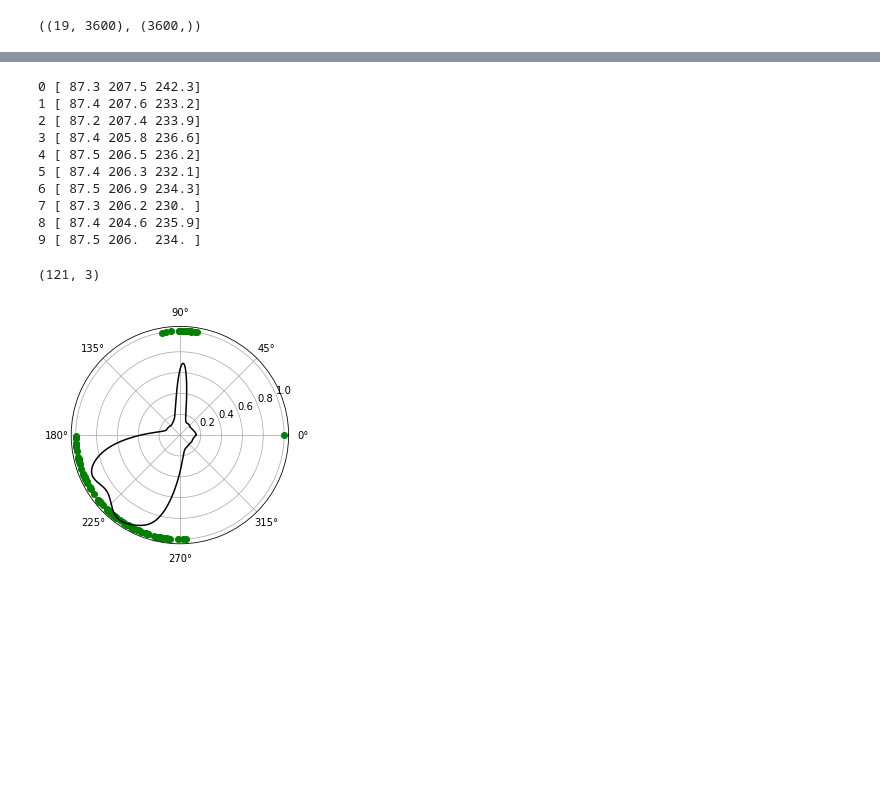
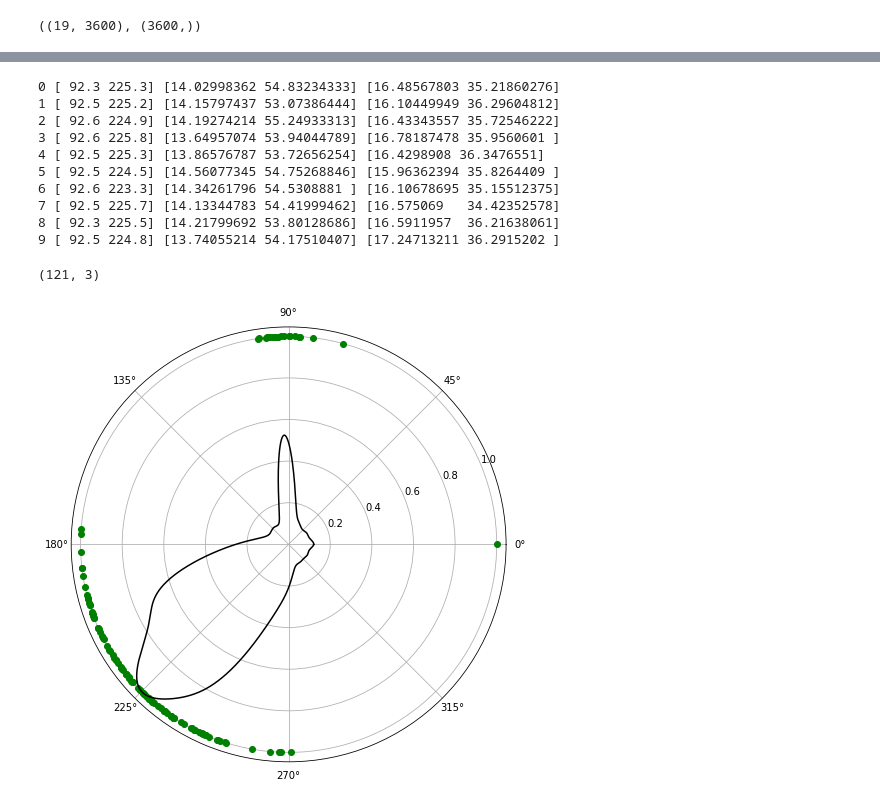
Before and after one commit to HaoxinSEU/SSP_beamforming, a Jupyter notebook: doa.ipynb, the cells around one changed output, grey strips where cells are left out. Cells and saved outputs as stored; diff of their text form; code cells hidden in the pictures; blank space fills up the shorter version.

```diff
--- a/doa.ipynb
+++ b/doa.ipynb
@@ -117,6 +73,12 @@ print(src_model[res.argmin()])
 # %%
-P=np.zeros(thetas.shape)
-for i in range(len(thetas)):
-    P[i]=abs(np.dot(a[:,i].conj().T,np.dot(signal,a[:,i])))
-P=P/max(P)
-P.shape
+def doa(signal,xyz):
+    thetas=np.arange(0,360,0.1)
+    a=np.exp(-1j*2*np.pi/lambda_*(xyz@[np.cos(thetas*np.pi/180),np.sin(thetas*np.pi/180)])).reshape(xyz.shape[0],-1)
+    P=np.zeros(thetas.shape)
+    for i in range(len(thetas)):
+        P[i]=1/abs(np.dot(a[:,i].conj().T,np.dot(np.linalg.inv(signal),a[:,i])))
+    peaks,_=find_peaks(P,height=np.mean(P))
+    widths=peak_widths(P,peaks)[0]/len(P)*360
+    prominences=peak_prominences(P,peaks)[0]
+
+    return thetas[peaks],widths,prominences
@@ -136,5 +84,0 @@ angle
-# %%
-P=np.zeros(thetas.shape)
-for i in range(len(thetas)):
-    P[i]=1/abs(np.dot(a[:,i].conj().T,np.dot(np.linalg.inv(signal),a[:,i])))
-P=P/max(P)
@@ -151,26 +85,21 @@ peaks,thetas[peaks]
-# %%
-def doa(signal,xyz):
-    thetas=np.arange(0,360,0.1)
-    a=np.exp(-1j*2*np.pi/lambda_*(xyz@[np.cos(thetas*np.pi/180),np.sin(thetas*np.pi/180)])).reshape(19,-1)
-    P=np.zeros(thetas.shape)
-    for i in range(len(thetas)):
-        P[i]=1/abs(np.dot(a[:,i].conj().T,np.dot(np.linalg.inv(signal),a[:,i])))
-    peaks,_=find_peaks(P,height=np.mean(P))
-    return thetas[peaks]
 # %%
 directions=[]
+Theta=[]
+weights=[]
 for i in range(10):
-    peaks=doa(S[i*1000],xyz)
+    peaks,widths,prominences=doa(S[i*1000],xyz)
     directions.append(peaks)
-    print(i,peaks)
+    Theta.append(widths)
+    weights.append(prominences)
+    print(i,peaks,widths,prominences)
 # %% [output]
-0 [ 87.3 207.5 242.3]
-1 [ 87.4 207.6 233.2]
-2 [ 87.2 207.4 233.9]
-3 [ 87.4 205.8 236.6]
-4 [ 87.5 206.5 236.2]
-5 [ 87.4 206.3 232.1]
-6 [ 87.5 206.9 234.3]
-7 [ 87.3 206.2 230. ]
-8 [ 87.4 204.6 235.9]
-9 [ 87.5 206.  234. ]
+0 [ 92.3 225.3] [14.02998362 54.83234333] [16.48567803 35.21860276]
+1 [ 92.5 225.2] [14.15797437 53.07386444] [16.10449949 36.29604812]
+2 [ 92.6 224.9] [14.19274214 55.24933313] [16.43343557 35.72546222]
+3 [ 92.6 225.8] [13.64957074 53.94044789] [16.78187478 35.9560601 ]
+4 [ 92.5 225.3] [13.86576787 53.72656254] [16.4298908 36.3476551]
+5 [ 92.5 224.5] [14.56077345 54.75268846] [15.96362394 35.8264409 ]
+6 [ 92.6 223.3] [14.34261796 54.5308881 ] [16.10678695 35.15512375]
+7 [ 92.5 225.7] [14.13344783 54.41999462] [16.575069   34.42352578]
+8 [ 92.3 225.5] [14.21799692 53.80128686] [16.5911957  36.21638061]
+9 [ 92.5 224.8] [13.74055214 54.17510407] [17.24713211 36.2915202 ]
@@ -200,9 +122,11 @@ io.savemat('data.mat', {'directions': directions,'xyz':xyz,'src_model':src})
 # %%
+plt.figure(figsize=(8,8))
 plt.polar()
 plt.plot(src[:,2],np.ones(len(src)),'go',thetas*np.pi/180,P,'-k')
+plt.savefig('doa_and_sources.png')
 plt.show()
 # %% [output]
-[figure, old version]
+[figure, new version]
 # %%
 plt.plot(src[:,2]/np.pi*180,np.ones(len(src)),'go',thetas,P,'-k')
 plt.show()
```
Also changed, not shown: parts of 34 cells of this notebook, 4 other files.
